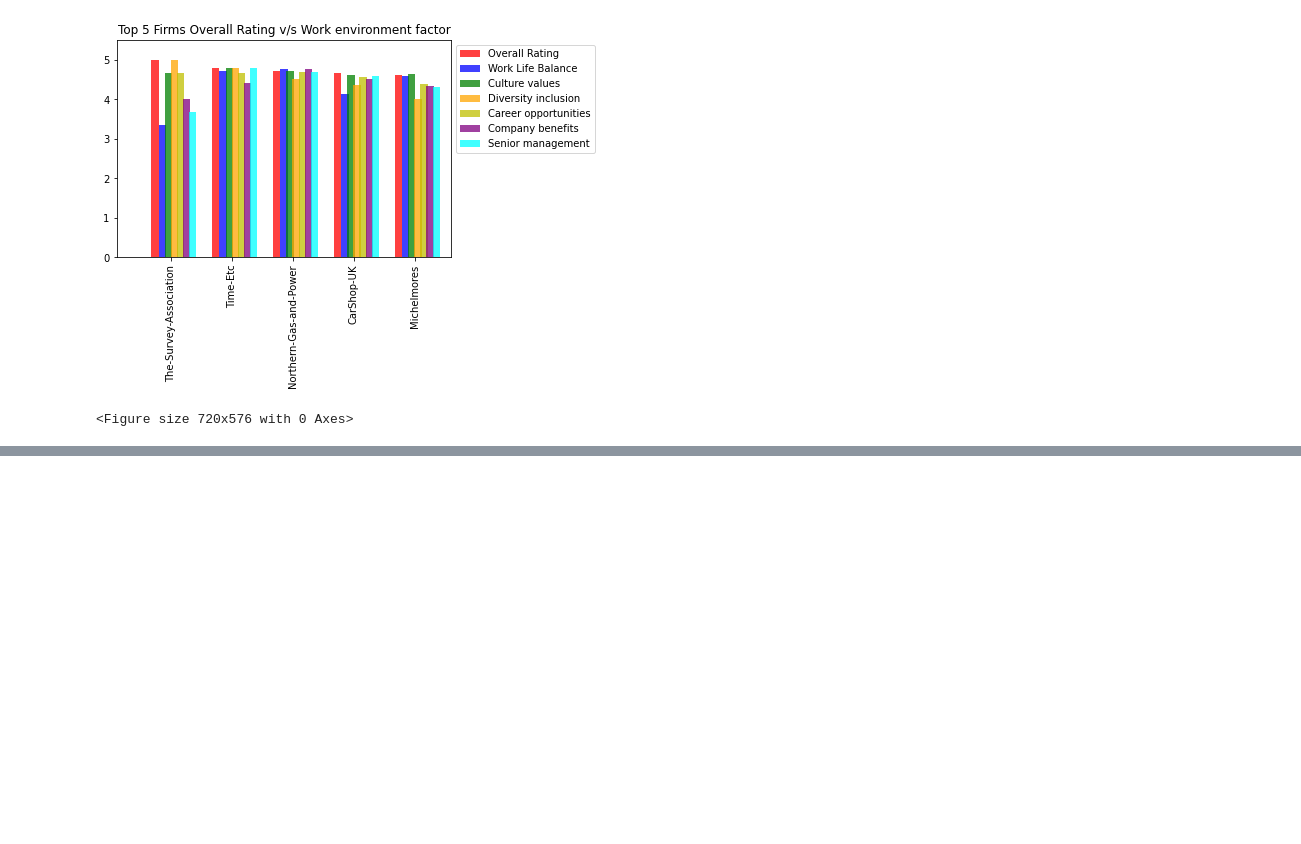
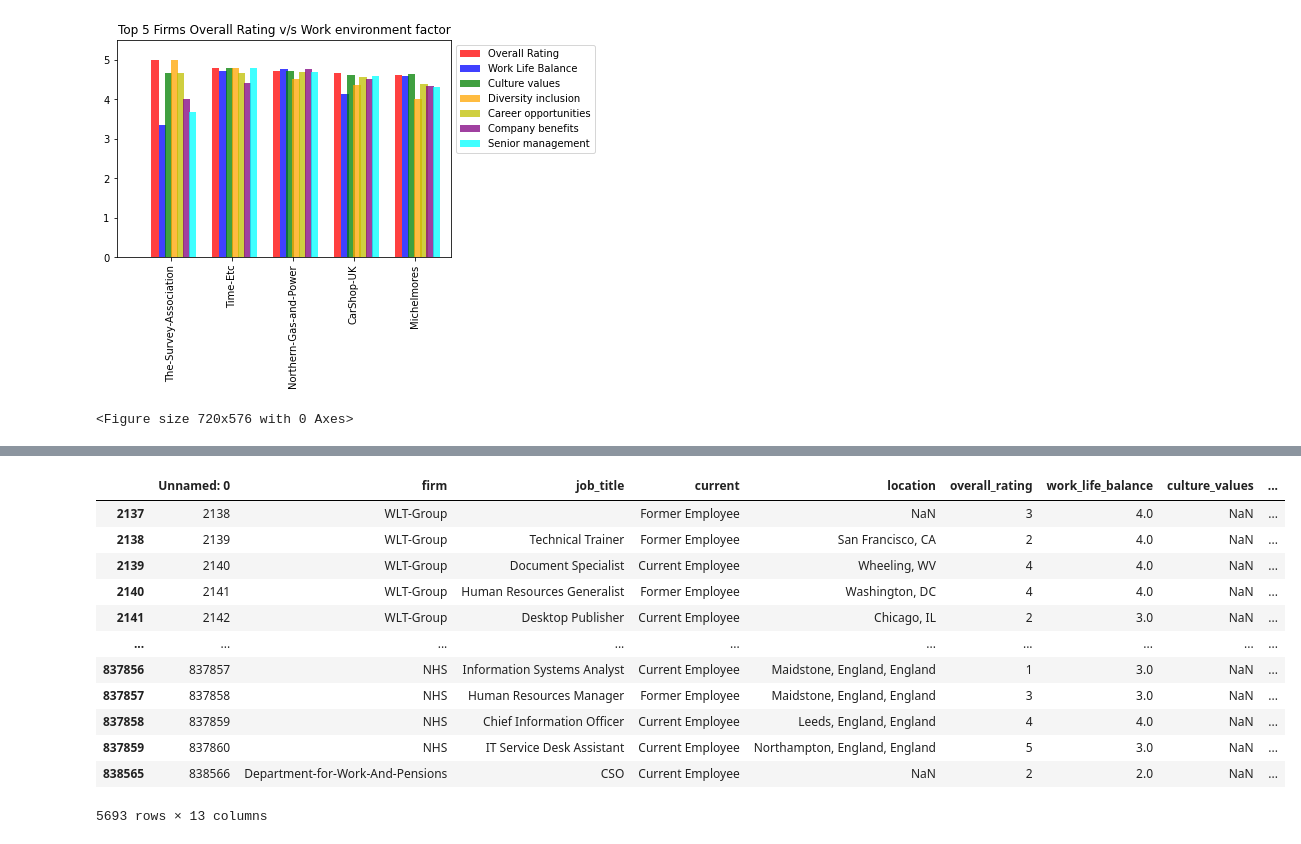
Before and after one commit to NidhiMehrotra22/Project_1_TEAM4, a Jupyter notebook: Project-1_The Greatest Job Satisfaction Soiree-checkpoint.ipynb, the cells around one changed output, grey strips where cells are left out. Saved outputs shown, nothing was run; the diff lists cells and outputs as text; code cells hidden in the pictures; blank space fills up the shorter version.

```diff
--- a/Project-1_The Greatest Job Satisfaction Soiree-checkpoint.ipynb
+++ b/Project-1_The Greatest Job Satisfaction Soiree-checkpoint.ipynb
@@ -221,0 +239,17 @@ plt.show()
+# %%
+firm_year_df= file_new.loc[file_new["year"]== "2008", :]
+firm_year_df
+# %% [output]
+|  | Unnamed: 0 | firm | job_title | current | location | overall_rating | work_life_balance | culture_values | ... |
+| 2137 | 2138 | WLT-Group |  | Former Employee | NaN | 3 | 4.0 | NaN | ... |
+| 2138 | 2139 | WLT-Group | Technical Trainer | Former Employee | San Francisco, CA | 2 | 4.0 | NaN | ... |
+| 2139 | 2140 | WLT-Group | Document Specialist | Current Employee | Wheeling, WV | 4 | 4.0 | NaN | ... |
+| 2140 | 2141 | WLT-Group | Human Resources Generalist | Former Employee | Washington, DC | 4 | 4.0 | NaN | ... |
+| 2141 | 2142 | WLT-Group | Desktop Publisher | Current Employee | Chicago, IL | 2 | 3.0 | NaN | ... |
+| ... | ... | ... | ... | ... | ... | ... | ... | ... | ... |
+| 837856 | 837857 | NHS | Information Systems Analyst | Current Employee | Maidstone, England, England | 1 | 3.0 | NaN | ... |
+| 837857 | 837858 | NHS | Human Resources Manager | Former Employee | Maidstone, England, England | 3 | 3.0 | NaN | ... |
+| 837858 | 837859 | NHS | Chief Information Officer | Current Employee | Leeds, England, England | 4 | 4.0 | NaN | ... |
+| 837859 | 837860 | NHS | IT Service Desk Assistant | Current Employee | Northampton, England, England | 5 | 3.0 | NaN | ... |
+| 838565 | 838566 | Department-for-Work-And-Pensions | CSO | Current Employee | NaN | 2 | 2.0 | NaN | ... |
+5693 rows × 13 columns
```
Also changed, not shown: parts of 10 cells of this notebook.
